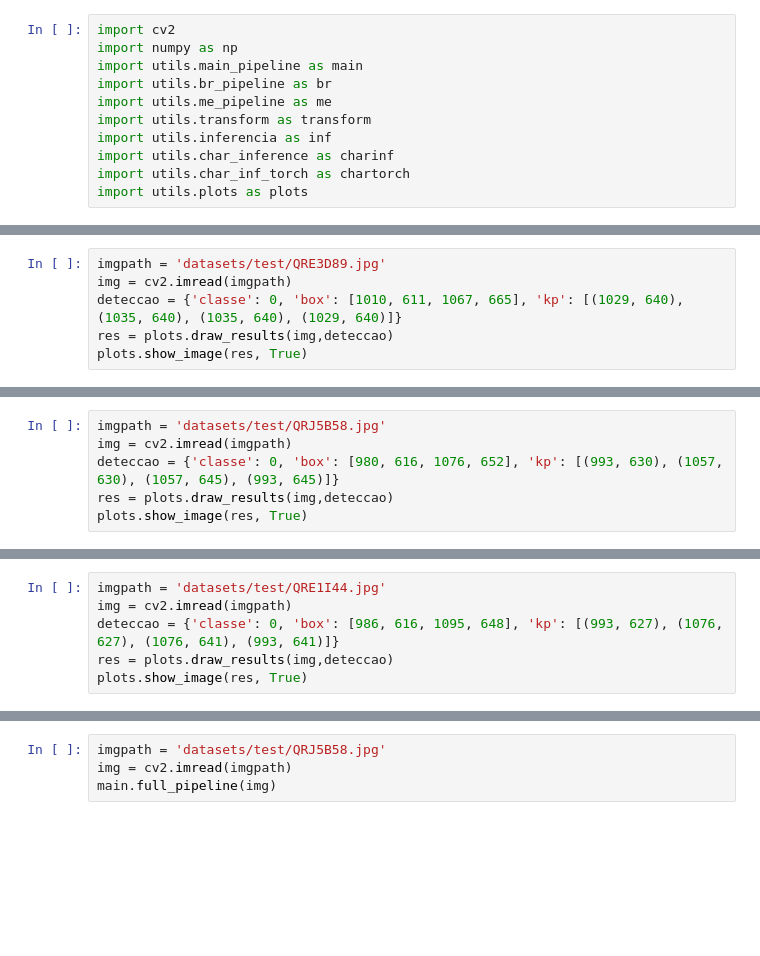
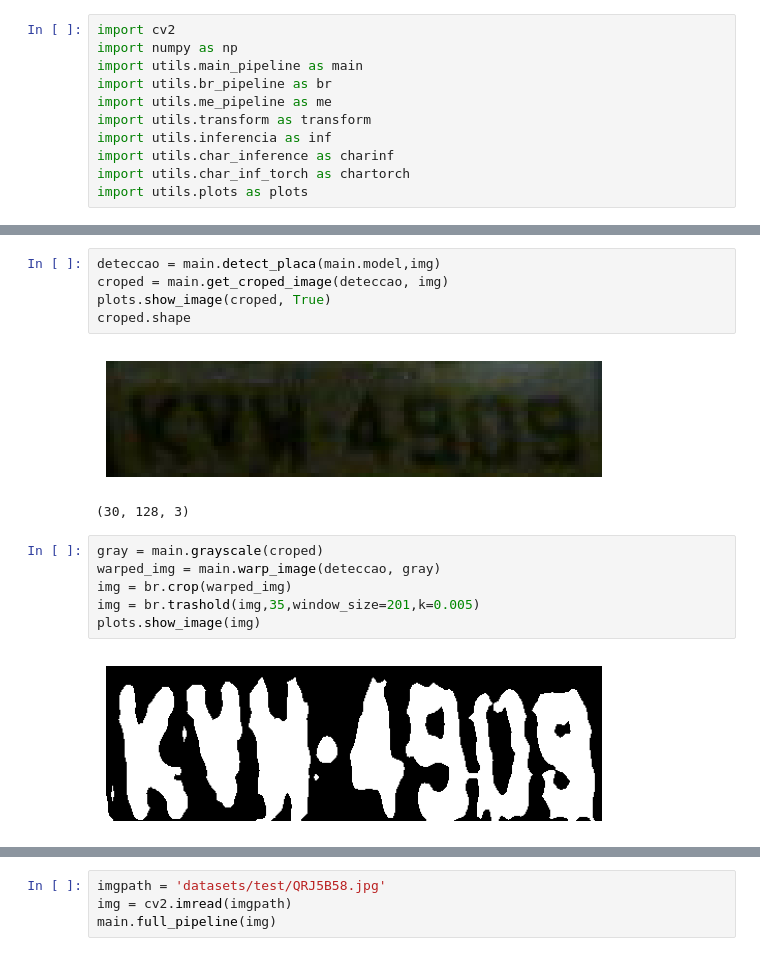
Before and after one commit to aruasouza/deteccao-placas-de-carro, a Jupyter notebook: pipeline.ipynb, the cells around one changed output, grey strips where cells are left out. Saved outputs shown, nothing was run; the diff lists cells and outputs as text; blank space fills up the shorter version.

```diff
--- a/pipeline.ipynb
+++ b/pipeline.ipynb
@@ -23,6 +29,0 @@ main.full_pipeline(img)
-# %%
-imgpath = 'datasets/test/QRE3D89.jpg'
-img = cv2.imread(imgpath)
-deteccao = {'classe': 0, 'box': [1010, 611, 1067, 665], 'kp': [(1029, 640), (1035, 640), (1035, 640), (1029, 640)]}
-res = plots.draw_results(img,deteccao)
-plots.show_image(res, True)
@@ -31,6 +29,0 @@ plots.show_image(res, True)
-# %%
-imgpath = 'datasets/test/QRJ5B58.jpg'
-img = cv2.imread(imgpath)
-deteccao = {'classe': 0, 'box': [980, 616, 1076, 652], 'kp': [(993, 630), (1057, 630), (1057, 645), (993, 645)]}
-res = plots.draw_results(img,deteccao)
-plots.show_image(res, True)
@@ -39,6 +29,0 @@ plots.show_image(res, True)
-# %%
-imgpath = 'datasets/test/QRE1I44.jpg'
-img = cv2.imread(imgpath)
-deteccao = {'classe': 0, 'box': [986, 616, 1095, 648], 'kp': [(993, 627), (1076, 627), (1076, 641), (993, 641)]}
-res = plots.draw_results(img,deteccao)
-plots.show_image(res, True)
@@ -46,0 +30,16 @@ plots.show_image(res, True)
+# %%
+deteccao = main.detect_placa(main.model,img)
+croped = main.get_croped_image(deteccao, img)
+plots.show_image(croped, True)
+croped.shape
+# %% [output]
+[figure, added]
+(30, 128, 3)
+# %%
+gray = main.grayscale(croped)
+warped_img = main.warp_image(deteccao, gray)
+img = br.crop(warped_img)
+img = br.trashold(img,35,window_size=201,k=0.005)
+plots.show_image(img)
+# %% [output]
+[figure, added]
```
Also changed, not shown: parts of 13 cells of this notebook, 34 other files.
